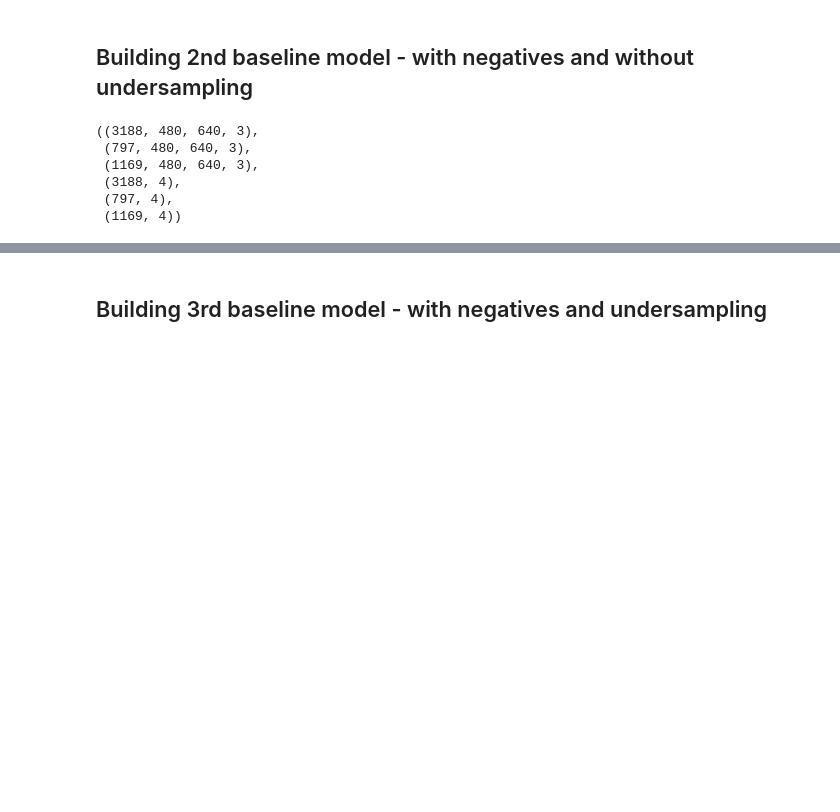
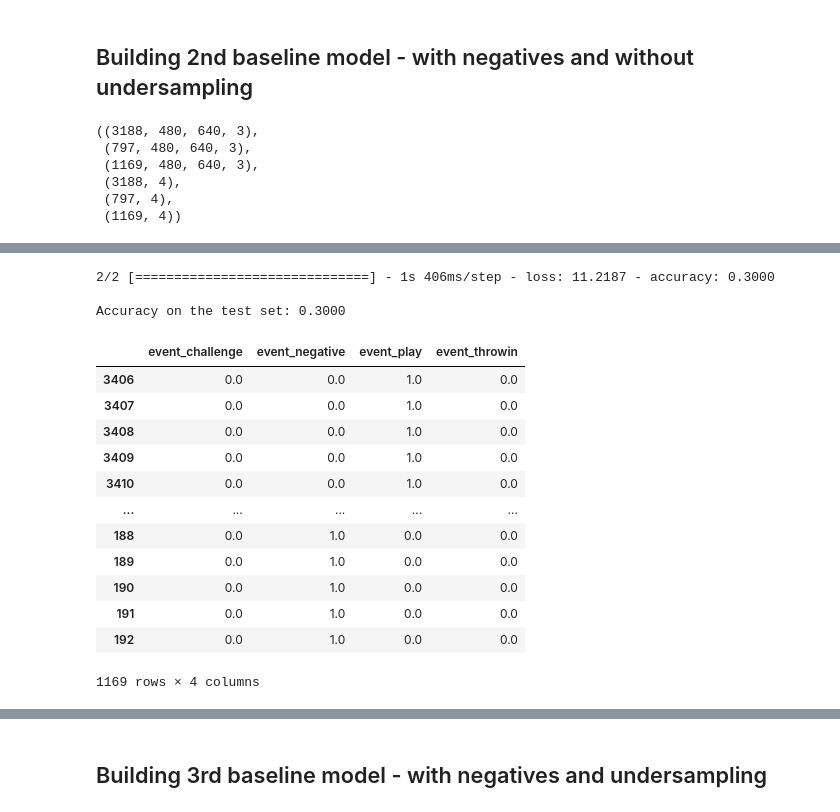
Before and after one commit to hmatzner/DFL-Bundesliga, a Jupyter notebook: Bundesliga - with functions.ipynb, the cells around one changed output, grey strips where cells are left out. Cells and saved outputs as stored; diff of their text form; code cells hidden in the pictures; blank space fills up the shorter version.

```diff
--- a/Bundesliga - with functions.ipynb
+++ b/Bundesliga - with functions.ipynb
@@ -387,0 +449,7 @@ Accuracy on the test set: 0.6818
+# %%
+INDEX_ACCURACY = 1
+print(f'\nAccuracy on the test set: {model.evaluate(X_test[-600:-550], y_test.iloc[-600:-550])[INDEX_ACCURACY]:.4f}')
+# %% [output]
+2/2 [==============================] - 1s 406ms/step - loss: 11.2187 - accuracy: 0.3000
+
+Accuracy on the test set: 0.3000
@@ -388,3 +458,19 @@ Accuracy on the test set: 0.6818
+# %%
+y_test
+# %% [output]
+|  | event_challenge | event_negative | event_play | event_throwin |
+| 3406 | 0.0 | 0.0 | 1.0 | 0.0 |
+| 3407 | 0.0 | 0.0 | 1.0 | 0.0 |
+| 3408 | 0.0 | 0.0 | 1.0 | 0.0 |
+| 3409 | 0.0 | 0.0 | 1.0 | 0.0 |
+| 3410 | 0.0 | 0.0 | 1.0 | 0.0 |
+| ... | ... | ... | ... | ... |
+| 188 | 0.0 | 1.0 | 0.0 | 0.0 |
+| 189 | 0.0 | 1.0 | 0.0 | 0.0 |
+| 190 | 0.0 | 1.0 | 0.0 | 0.0 |
+| 191 | 0.0 | 1.0 | 0.0 | 0.0 |
+| 192 | 0.0 | 1.0 | 0.0 | 0.0 |
+1169 rows × 4 columns
 # %%
 y_pred = model.predict(X_test)
 y_pred
```
Also changed, not shown: parts of 30 cells of this notebook.
